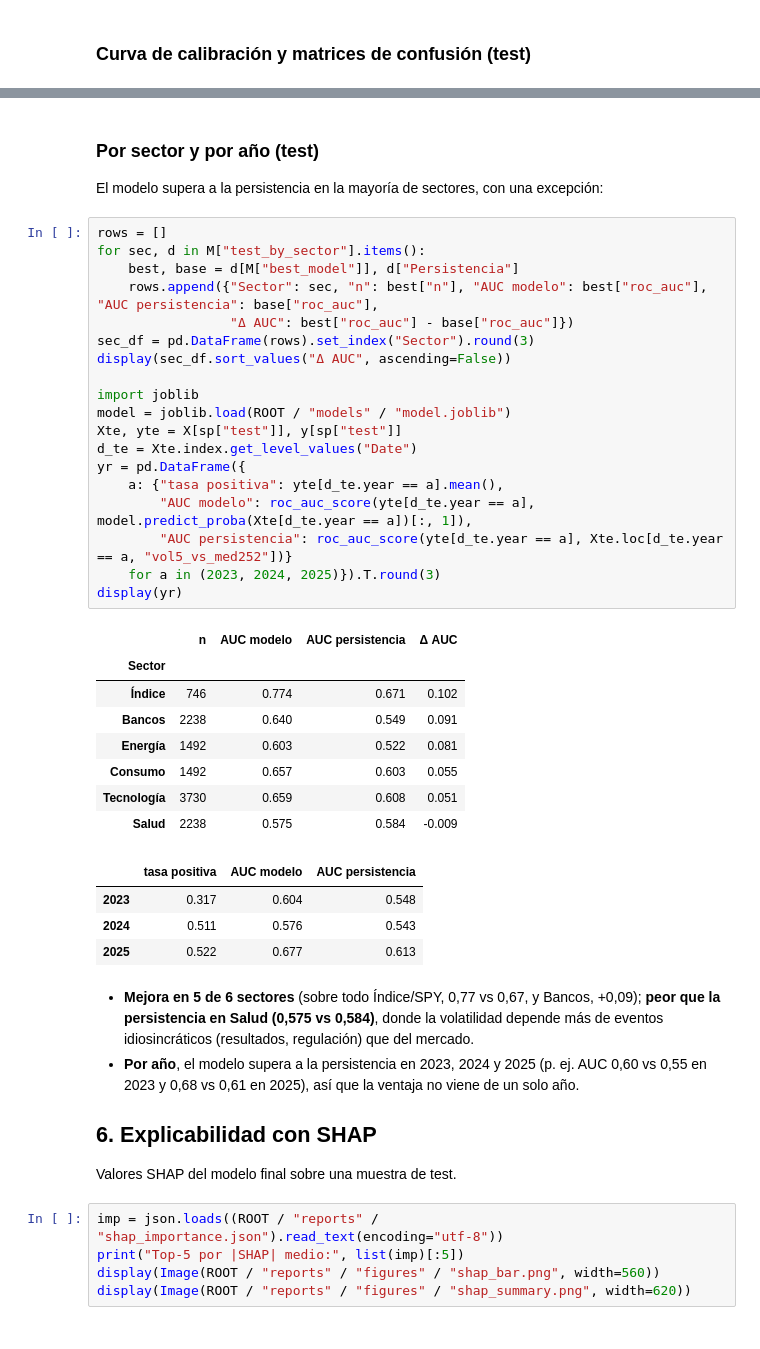
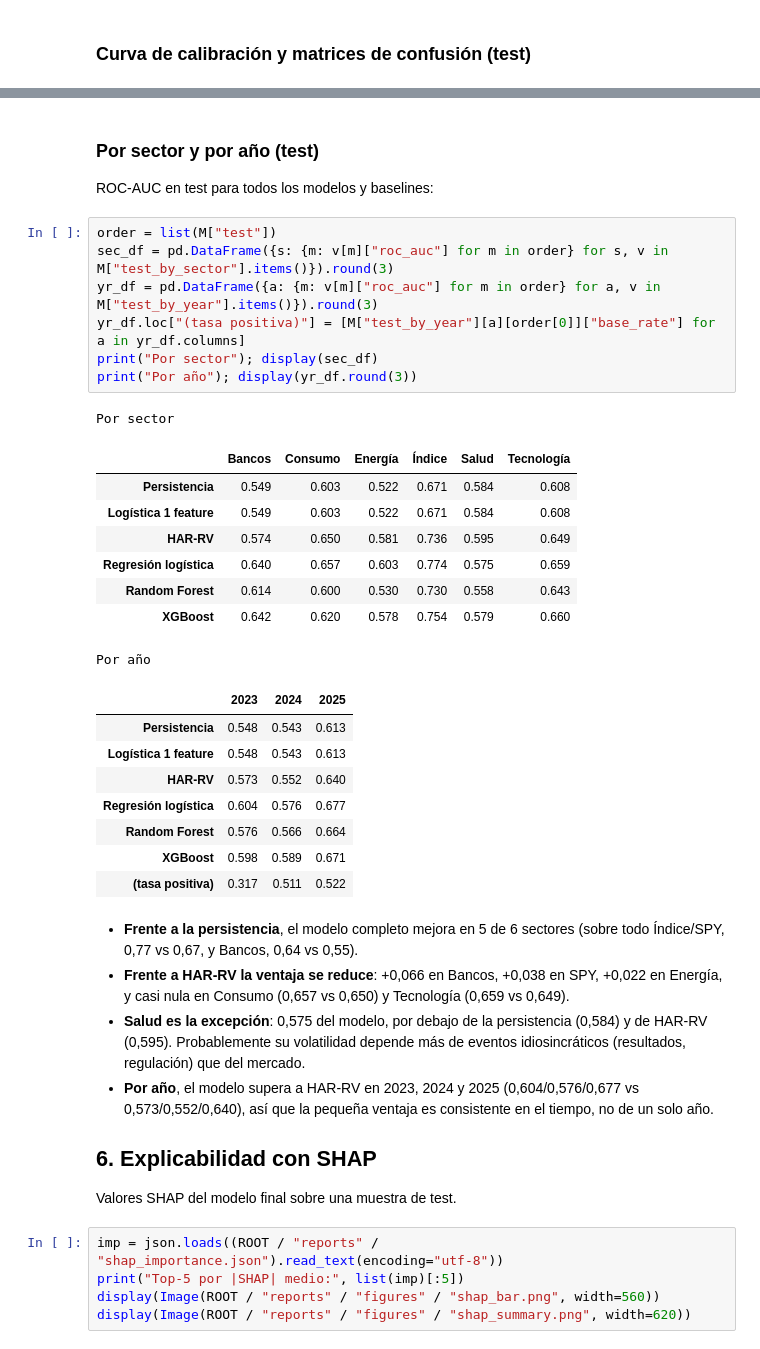
Before and after one commit to elias-orellana-91/02-ml-volatilidad, a Jupyter notebook: notebooks/modelado.ipynb, the cells around one changed output, grey strips where cells are left out. Saved outputs shown, nothing was run; the diff lists cells and outputs as text.

Commit message:
Notebook y README: baselines HAR-RV/logistica 1 feature y aporte de las features

```diff
--- a/notebooks/modelado.ipynb
+++ b/notebooks/modelado.ipynb
@@ -162,43 +221,38 @@ display(Image(ROOT / "reports" / "figures" / "confusion_matrix.png", width=700))
 [figure]
-# %% [markdown]
-### Por sector y por año (test)
-
-El modelo supera a la persistencia en la mayoría de sectores, con una excepción:
-# %%
-rows = []
-for sec, d in M["test_by_sector"].items():
-    best, base = d[M["best_model"]], d["Persistencia"]
-    rows.append({"Sector": sec, "n": best["n"], "AUC modelo": best["roc_auc"], "AUC persistencia": base["roc_auc"],
-                 "Δ AUC": best["roc_auc"] - base["roc_auc"]})
-sec_df = pd.DataFrame(rows).set_index("Sector").round(3)
-display(sec_df.sort_values("Δ AUC", ascending=False))
-
-import joblib
-model = joblib.load(ROOT / "models" / "model.joblib")
-Xte, yte = X[sp["test"]], y[sp["test"]]
-d_te = Xte.index.get_level_values("Date")
-yr = pd.DataFrame({
-    a: {"tasa positiva": yte[d_te.year == a].mean(),
-        "AUC modelo": roc_auc_score(yte[d_te.year == a], model.predict_proba(Xte[d_te.year == a])[:, 1]),
-        "AUC persistencia": roc_auc_score(yte[d_te.year == a], Xte.loc[d_te.year == a, "vol5_vs_med252"])}
-    for a in (2023, 2024, 2025)}).T.round(3)
-display(yr)
-# %% [output]
-|  | n | AUC modelo | AUC persistencia | Δ AUC |
-| Sector |  |  |  |  |
-| Índice | 746 | 0.774 | 0.671 | 0.102 |
-| Bancos | 2238 | 0.640 | 0.549 | 0.091 |
-| Energía | 1492 | 0.603 | 0.522 | 0.081 |
-| Consumo | 1492 | 0.657 | 0.603 | 0.055 |
-| Tecnología | 3730 | 0.659 | 0.608 | 0.051 |
-| Salud | 2238 | 0.575 | 0.584 | -0.009 |
-|  | tasa positiva | AUC modelo | AUC persistencia |
-| 2023 | 0.317 | 0.604 | 0.548 |
-| 2024 | 0.511 | 0.576 | 0.543 |
-| 2025 | 0.522 | 0.677 | 0.613 |
+# %% [markdown]
+### Por sector y por año (test)
+
+ROC-AUC en test para todos los modelos y baselines:
+# %%
+order = list(M["test"])
+sec_df = pd.DataFrame({s: {m: v[m]["roc_auc"] for m in order} for s, v in M["test_by_sector"].items()}).round(3)
+yr_df = pd.DataFrame({a: {m: v[m]["roc_auc"] for m in order} for a, v in M["test_by_year"].items()}).round(3)
+yr_df.loc["(tasa positiva)"] = [M["test_by_year"][a][order[0]]["base_rate"] for a in yr_df.columns]
+print("Por sector"); display(sec_df)
+print("Por año"); display(yr_df.round(3))
+# %% [output]
+Por sector
+|  | Bancos | Consumo | Energía | Índice | Salud | Tecnología |
+| Persistencia | 0.549 | 0.603 | 0.522 | 0.671 | 0.584 | 0.608 |
+| Logística 1 feature | 0.549 | 0.603 | 0.522 | 0.671 | 0.584 | 0.608 |
+| HAR-RV | 0.574 | 0.650 | 0.581 | 0.736 | 0.595 | 0.649 |
+| Regresión logística | 0.640 | 0.657 | 0.603 | 0.774 | 0.575 | 0.659 |
+| Random Forest | 0.614 | 0.600 | 0.530 | 0.730 | 0.558 | 0.643 |
+| XGBoost | 0.642 | 0.620 | 0.578 | 0.754 | 0.579 | 0.660 |
+Por año
+|  | 2023 | 2024 | 2025 |
+| Persistencia | 0.548 | 0.543 | 0.613 |
+| Logística 1 feature | 0.548 | 0.543 | 0.613 |
+| HAR-RV | 0.573 | 0.552 | 0.640 |
+| Regresión logística | 0.604 | 0.576 | 0.677 |
+| Random Forest | 0.576 | 0.566 | 0.664 |
+| XGBoost | 0.598 | 0.589 | 0.671 |
+| (tasa positiva) | 0.317 | 0.511 | 0.522 |
 # %% [markdown]
-- **Mejora en 5 de 6 sectores** (sobre todo Índice/SPY, 0,77 vs 0,67, y Bancos, +0,09); **peor que la persistencia en Salud (0,575 vs 0,584)**, donde la volatilidad depende más de eventos idiosincráticos (resultados, regulación) que del mercado.
-- **Por año**, el modelo supera a la persistencia en 2023, 2024 y 2025 (p. ej. AUC 0,60 vs 0,55 en 2023 y 0,68 vs 0,61 en 2025), así que la ventaja no viene de un solo año.
+- **Frente a la persistencia**, el modelo completo mejora en 5 de 6 sectores (sobre todo Índice/SPY, 0,77 vs 0,67, y Bancos, 0,64 vs 0,55).
+- **Frente a HAR-RV la ventaja se reduce**: +0,066 en Bancos, +0,038 en SPY, +0,022 en Energía, y casi nula en Consumo (0,657 vs 0,650) y Tecnología (0,659 vs 0,649).
+- **Salud es la excepción**: 0,575 del modelo, por debajo de la persistencia (0,584) y de HAR-RV (0,595). Probablemente su volatilidad depende más de eventos idiosincráticos (resultados, regulación) que del mercado.
+- **Por año**, el modelo supera a HAR-RV en 2023, 2024 y 2025 (0,604/0,576/0,677 vs 0,573/0,552/0,640), así que la pequeña ventaja es consistente en el tiempo, no de un solo año.
 
 ## 6. Explicabilidad con SHAP
 
```
Also changed, not shown: parts of 9 cells of this notebook, 1 other file.
